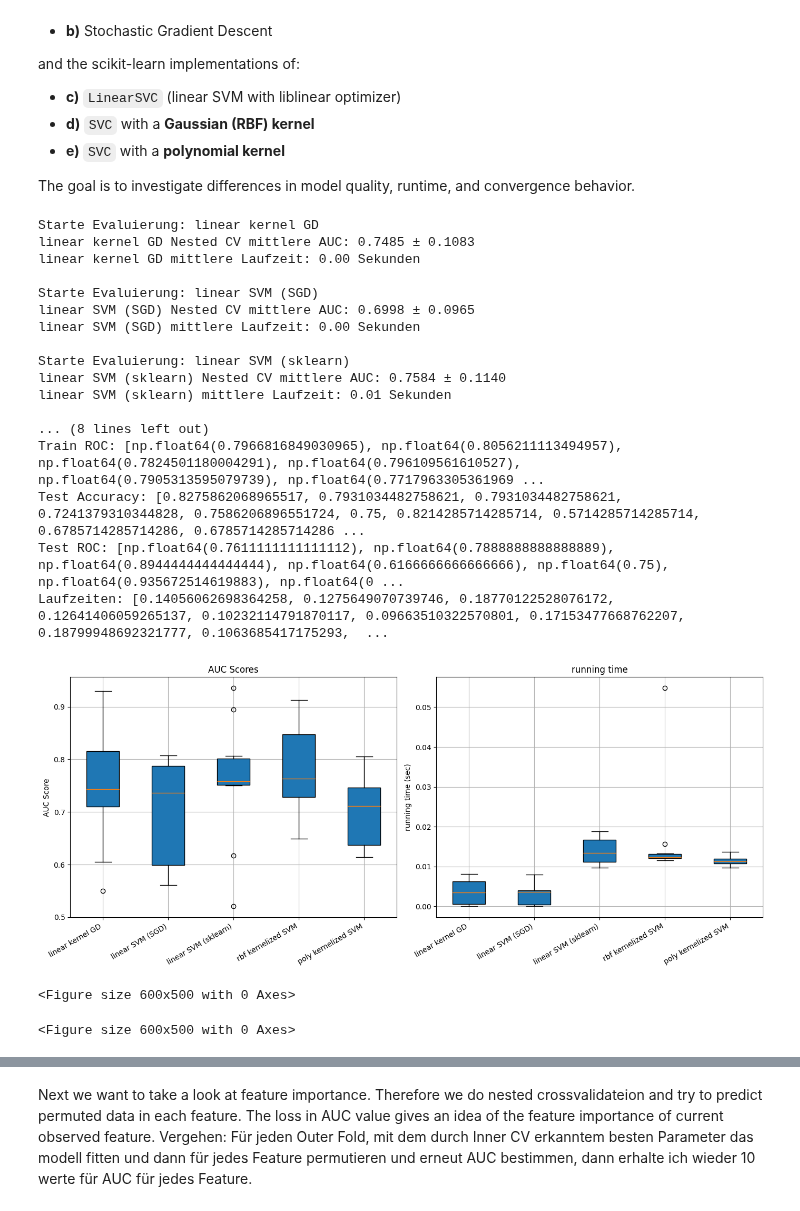
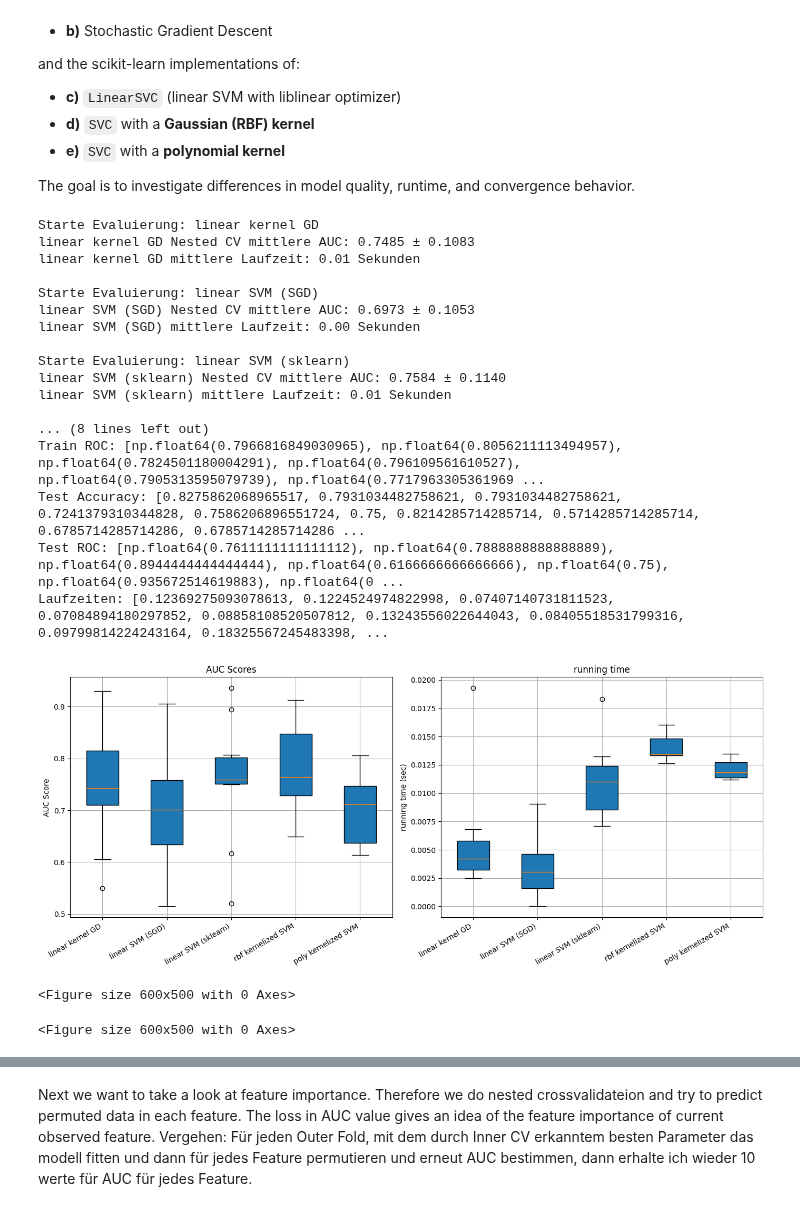
Before and after one commit to FelixFritz02/MasterKL, a Jupyter notebook: AI Numerics/Data Challenge/SVM.ipynb, the cells around one changed output, grey strips where cells are left out. Cells and saved outputs as stored; diff of their text form; code cells hidden in the pictures.

```diff
--- a/AI Numerics/Data Challenge/SVM.ipynb
+++ b/AI Numerics/Data Challenge/SVM.ipynb
@@ -296,9 +296,9 @@ for name, model in models:
         y_train, y_test = y_zero_one[train_idx], y_zero_one[test_idx]
         y_train_ones, y_test_ones = y_ones[train_idx], y_ones[test_idx]
 
-        start_time = time.time()
 
         if isinstance(model, SVC) or isinstance(model, LinearSVC):
+            start_time = time.time()
             grid = GridSearchCV(model, param_grid, cv=inner_cv, scoring='roc_auc', n_jobs=1)
             grid.fit(X_train, y_train)
             best_model = grid.best_estimator_
@@ -329,6 +329,7 @@ for name, model in models:
                 run_times_model.append(elapsed)
 
         else:
+            start_time = time.time()
             # Für andere Modelle (z.B. selbst implementiert)
             model.fit(X_train, y_train_ones)
             best_model = model
@@ -374,37 +375,37 @@ plt.ylabel("AUC Score")
 plt.title("AUC Scores")
 plt.xticks(rotation=30, ha='right')
 plt.grid(True)
 
 plt.subplot(1, 2, 2)
 plt.boxplot(run_times_all, labels=model_names, patch_artist=True)
 plt.ylabel("running time (sec)")
 plt.title("running time")
 plt.xticks(rotation=30, ha='right')
 plt.grid(True)
 
 plt.tight_layout()
 plt.show()
 
 plt.figure(figsize=(6, 5))
 # %% [output]
 Starte Evaluierung: linear kernel GD
 linear kernel GD Nested CV mittlere AUC: 0.7485 ± 0.1083
-linear kernel GD mittlere Laufzeit: 0.00 Sekunden
+linear kernel GD mittlere Laufzeit: 0.01 Sekunden
 
 Starte Evaluierung: linear SVM (SGD)
-linear SVM (SGD) Nested CV mittlere AUC: 0.6998 ± 0.0965
+linear SVM (SGD) Nested CV mittlere AUC: 0.6973 ± 0.1053
 linear SVM (SGD) mittlere Laufzeit: 0.00 Sekunden
 
 Starte Evaluierung: linear SVM (sklearn)
 linear SVM (sklearn) Nested CV mittlere AUC: 0.7584 ± 0.1140
 linear SVM (sklearn) mittlere Laufzeit: 0.01 Sekunden
 
 ... (8 lines left out)
 Train ROC: [np.float64(0.7966816849030965), np.float64(0.8056211113494957), np.float64(0.7824501180004291), np.float64(0.796109561610527), np.float64(0.7905313595079739), np.float64(0.7717963305361969 ...
 Test Accuracy: [0.8275862068965517, 0.7931034482758621, 0.7931034482758621, 0.7241379310344828, 0.7586206896551724, 0.75, 0.8214285714285714, 0.5714285714285714, 0.6785714285714286, 0.6785714285714286 ...
 Test ROC: [np.float64(0.7611111111111112), np.float64(0.7888888888888889), np.float64(0.8944444444444444), np.float64(0.6166666666666666), np.float64(0.75), np.float64(0.935672514619883), np.float64(0 ...
-Laufzeiten: [0.14056062698364258, 0.1275649070739746, 0.18770122528076172, 0.12641406059265137, 0.10232114791870117, 0.09663510322570801, 0.17153477668762207, 0.18799948692321777, 0.1063685417175293,  ...
+Laufzeiten: [0.12369275093078613, 0.1224524974822998, 0.07407140731811523, 0.07084894180297852, 0.08858108520507812, 0.13243556022644043, 0.08405518531799316, 0.09799814224243164, 0.18325567245483398, ...
-[figure, old version]
+[figure, new version]
 <Figure size 600x500 with 0 Axes>
 <Figure size 600x500 with 0 Axes>
 # %%
```
Also changed, not shown: parts of 2 cells of this notebook, 3 other files.
